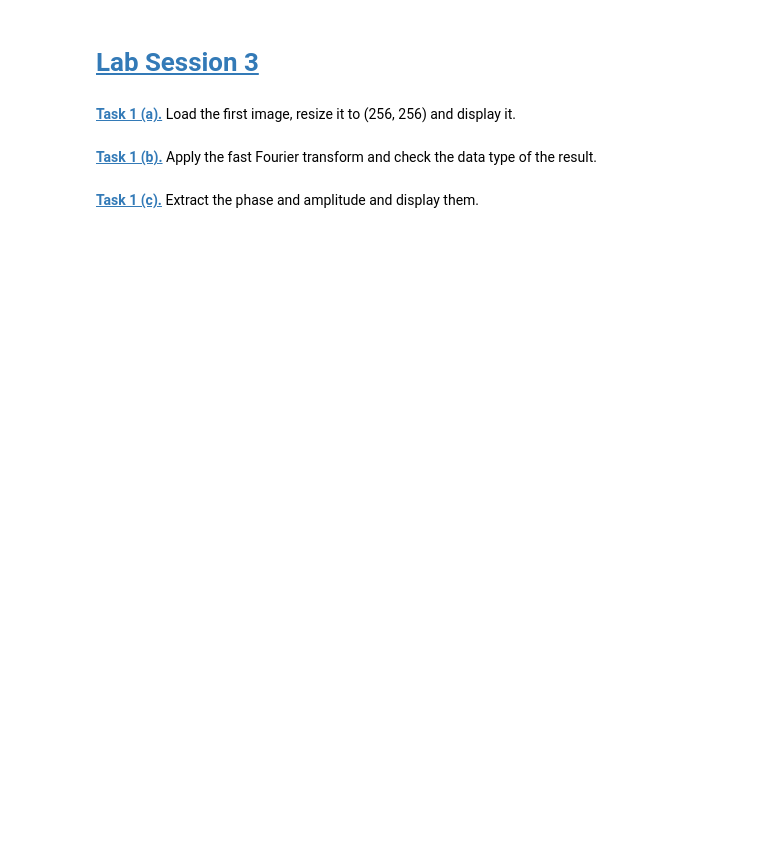
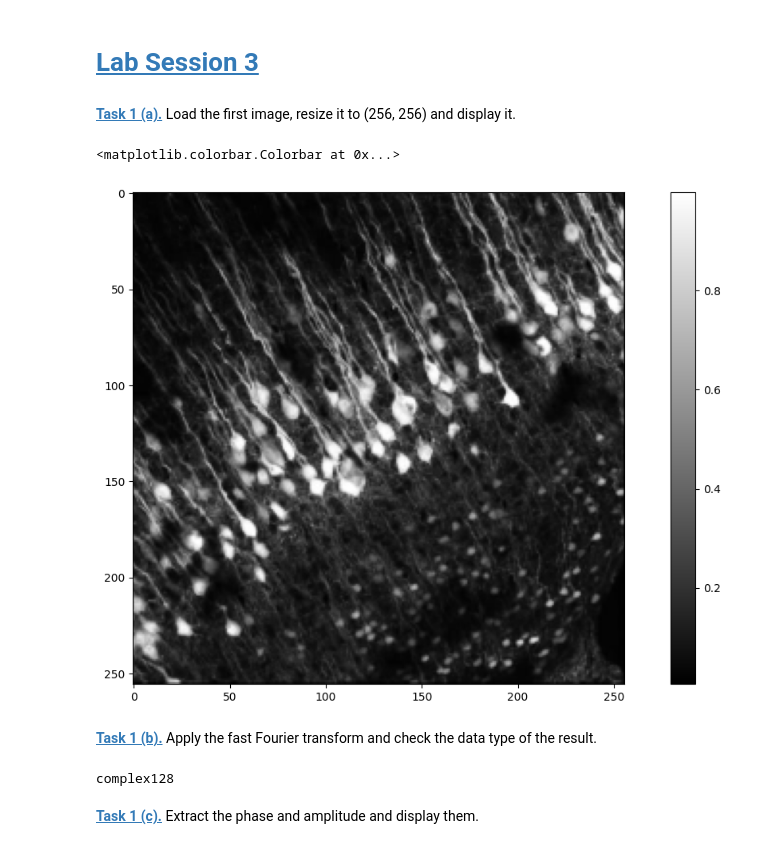
Before and after one commit to MiaRaedlein/mobi-fs5-python, a Jupyter notebook: fourier.ipynb, the cells around one changed output. Saved outputs shown, nothing was run; the diff lists cells and outputs as text; code cells hidden in the pictures; blank space fills up the shorter version.

```diff
--- a/fourier.ipynb
+++ b/fourier.ipynb
@@ -12,4 +10,21 @@ cell_img = plt.imread('data/cells.png')
+# %%
+cell_img = plt.imread('data/cells.png')
+
+cell_img_resized = resize(cell_img, (256, 256))
+
+plt.figure(figsize=(15,8))
+plt.imshow(cell_img_resized, 'gray')
+plt.colorbar()
+# %% [output]
+<matplotlib.colorbar.Colorbar at 0x...>
+[figure, added]
 # %% [markdown]
 **[Task 1 (b).]()** Apply the fast Fourier transform and check the data type of the result.
+# %%
+cell_ft = np.fft.fft2(cell_img)
+
+print(cell_ft.dtype)
+# %% [output]
+complex128
 # %% [markdown]
 **[Task 1 (c).]()** Extract the phase and amplitude and display them.
```
Also changed, not shown: parts of 10 cells of this notebook.
